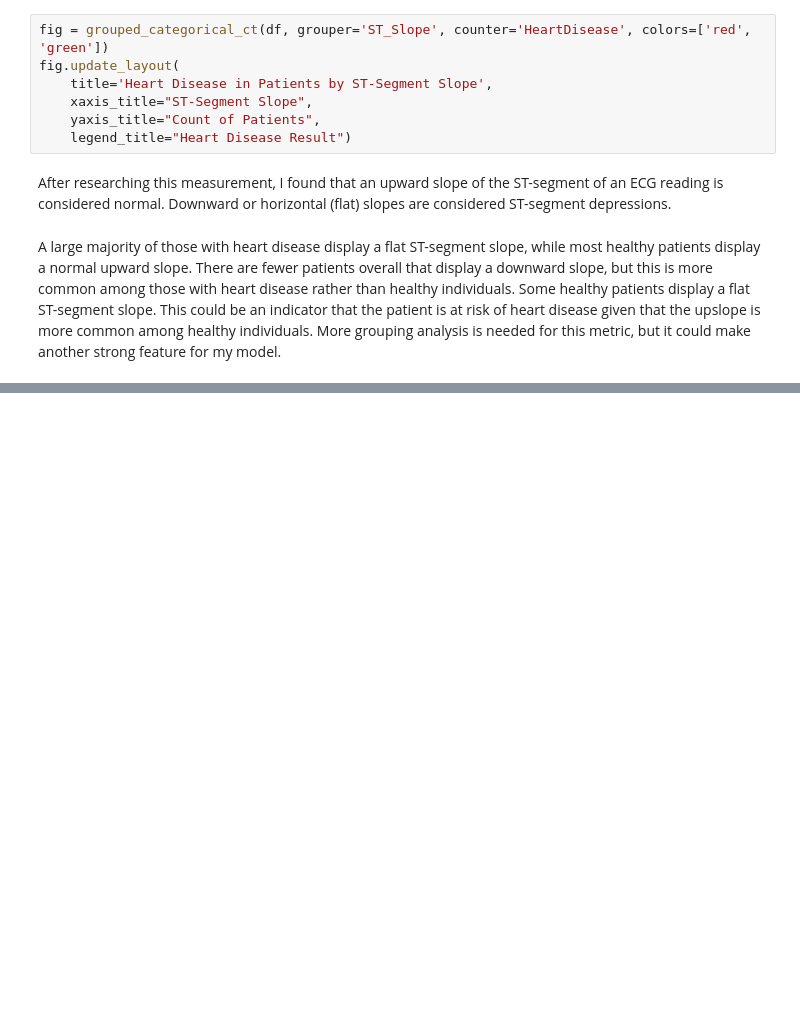
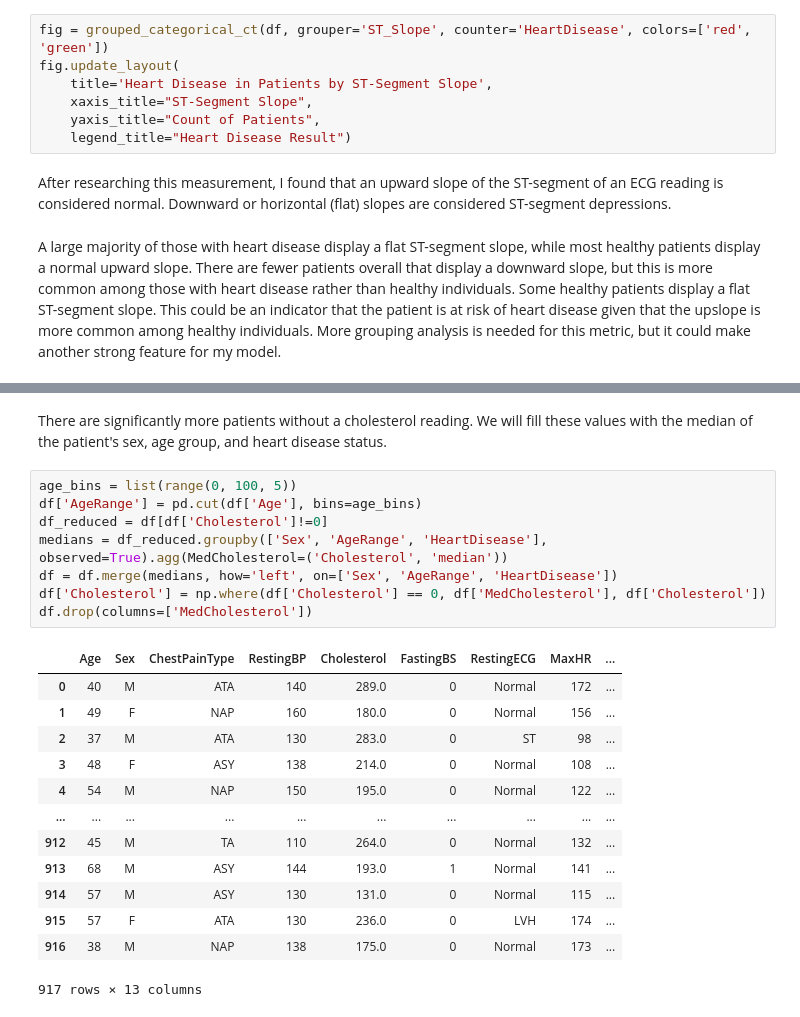
Before and after one commit to madisonli19/cvd-forecasting, a Jupyter notebook: exploration.ipynb, the cells around one changed output, grey strips where cells are left out. Cells and saved outputs as stored; diff of their text form; blank space fills up the shorter version.

```diff
--- a/exploration.ipynb
+++ b/exploration.ipynb
@@ -212,0 +243,24 @@ A large majority of those with heart disease display a flat ST-segment slope, wh
+# %% [markdown]
+There are significantly more patients without a cholesterol reading.  We will fill these values with the median of the patient's sex, age group, and heart disease status.
+# %%
+age_bins = list(range(0, 100, 5))
+df['AgeRange'] = pd.cut(df['Age'], bins=age_bins)
+df_reduced = df[df['Cholesterol']!=0]
+medians = df_reduced.groupby(['Sex', 'AgeRange', 'HeartDisease'], observed=True).agg(MedCholesterol=('Cholesterol', 'median'))
+df = df.merge(medians, how='left', on=['Sex', 'AgeRange', 'HeartDisease'])
+df['Cholesterol'] = np.where(df['Cholesterol'] == 0, df['MedCholesterol'], df['Cholesterol'])
+df.drop(columns=['MedCholesterol'])
+# %% [output]
+|  | Age | Sex | ChestPainType | RestingBP | Cholesterol | FastingBS | RestingECG | MaxHR | ... |
+| 0 | 40 | M | ATA | 140 | 289.0 | 0 | Normal | 172 | ... |
+| 1 | 49 | F | NAP | 160 | 180.0 | 0 | Normal | 156 | ... |
+| 2 | 37 | M | ATA | 130 | 283.0 | 0 | ST | 98 | ... |
+| 3 | 48 | F | ASY | 138 | 214.0 | 0 | Normal | 108 | ... |
+| 4 | 54 | M | NAP | 150 | 195.0 | 0 | Normal | 122 | ... |
+| ... | ... | ... | ... | ... | ... | ... | ... | ... | ... |
+| 912 | 45 | M | TA | 110 | 264.0 | 0 | Normal | 132 | ... |
+| 913 | 68 | M | ASY | 144 | 193.0 | 1 | Normal | 141 | ... |
+| 914 | 57 | M | ASY | 130 | 131.0 | 0 | Normal | 115 | ... |
+| 915 | 57 | F | ATA | 130 | 236.0 | 0 | LVH | 174 | ... |
+| 916 | 38 | M | NAP | 138 | 175.0 | 0 | Normal | 173 | ... |
+917 rows × 13 columns
```
Also changed, not shown: parts of 7 cells of this notebook.
